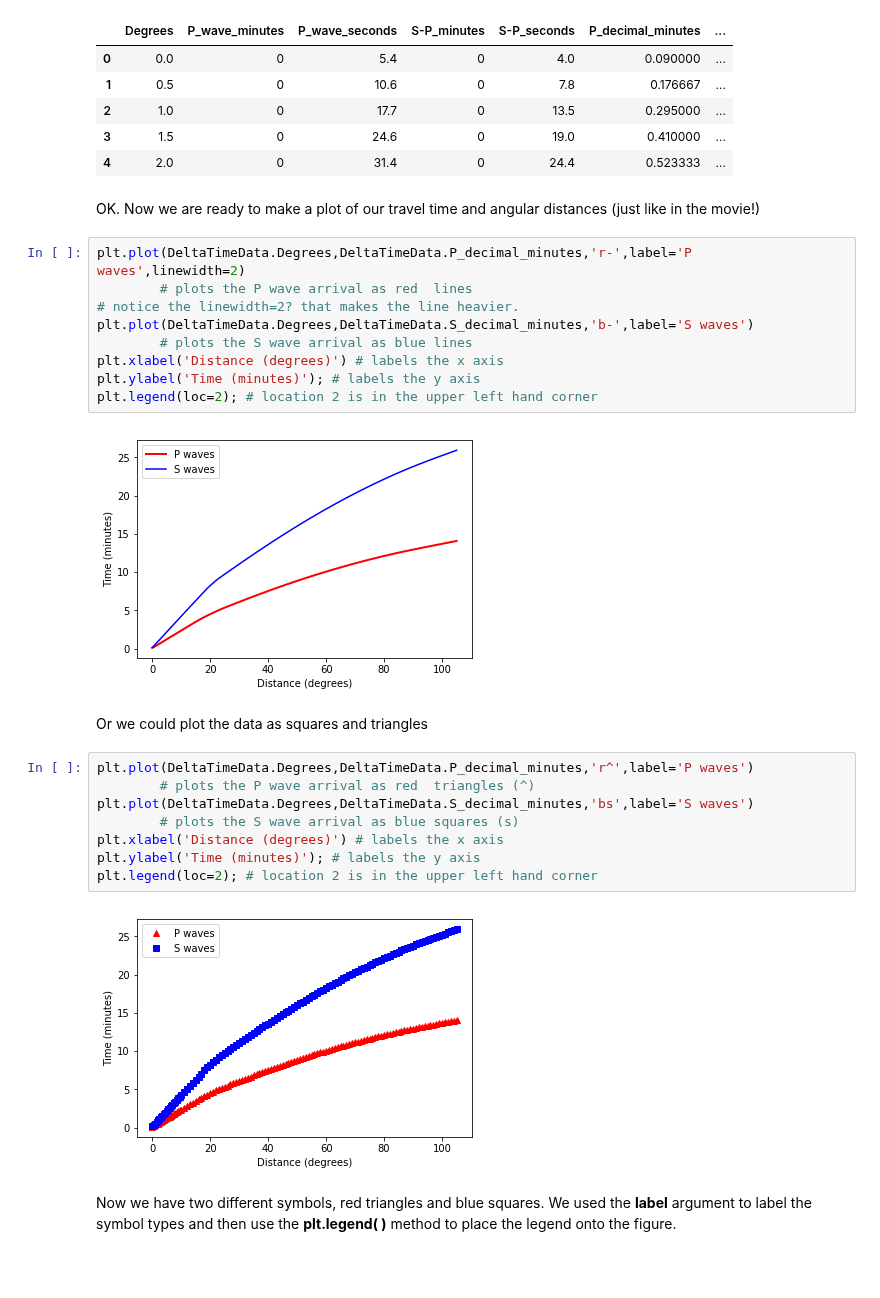
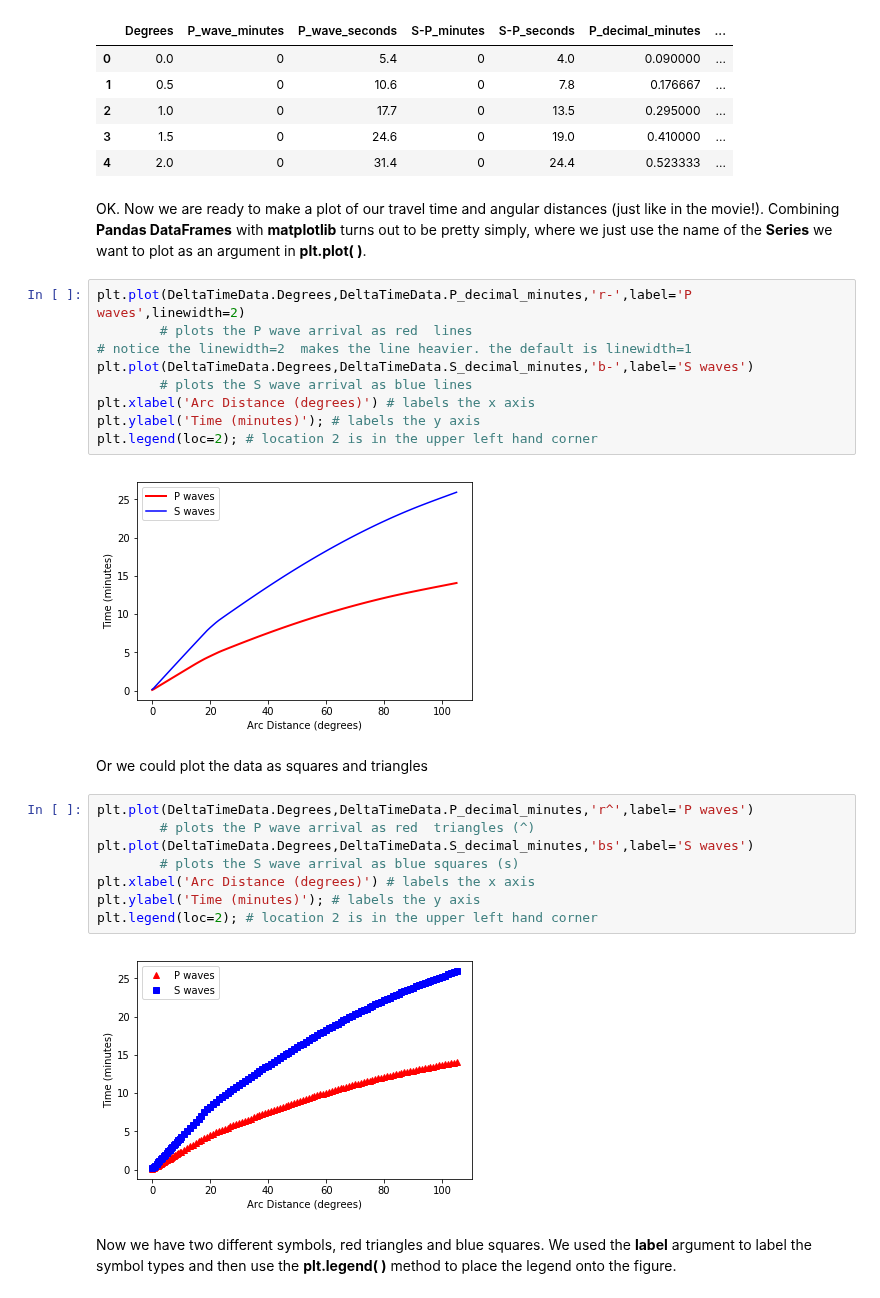
Before and after one commit to ltauxe/Python-for-Earth-Science-Students, a Jupyter notebook: Lecture_08.ipynb, the cells around one changed output. Cells and saved outputs as stored; diff of their text form; blank space fills up the shorter version.

```diff
--- a/Lecture_08.ipynb
+++ b/Lecture_08.ipynb
@@ -254,18 +256,18 @@ DeltaTimeData.head()
 | 3 | 1.5 | 0 | 24.6 | 0 | 19.0 | 0.410000 | ... |
 | 4 | 2.0 | 0 | 31.4 | 0 | 24.4 | 0.523333 | ... |
 # %% [markdown]
-OK.  Now we are ready to make a plot of our travel time and angular distances (just like in the movie!)
+OK.  Now we are ready to make a plot of our travel time and angular distances (just like in the movie!).  Combining **Pandas DataFrames** with **matplotlib** turns out to be pretty simply, where we just use the name of the **Series** we want to plot as an argument in **plt.plot( )**.
 # %%
 plt.plot(DeltaTimeData.Degrees,DeltaTimeData.P_decimal_minutes,'r-',label='P waves',linewidth=2)
         # plots the P wave arrival as red  lines
-# notice the linewidth=2? that makes the line heavier.
+# notice the linewidth=2  makes the line heavier. the default is linewidth=1
 plt.plot(DeltaTimeData.Degrees,DeltaTimeData.S_decimal_minutes,'b-',label='S waves')
         # plots the S wave arrival as blue lines
-plt.xlabel('Distance (degrees)') # labels the x axis
+plt.xlabel('Arc Distance (degrees)') # labels the x axis
 plt.ylabel('Time (minutes)'); # labels the y axis
 plt.legend(loc=2); # location 2 is in the upper left hand corner
 # %% [output]
-[figure, old version]
+[figure, new version]
 # %% [markdown]
 Or we could plot the data as squares and triangles
 # %%
@@ -273,11 +275,11 @@ plt.plot(DeltaTimeData.Degrees,DeltaTimeData.P_decimal_minutes,'r^',label='P wav
         # plots the P wave arrival as red  triangles (^)
 plt.plot(DeltaTimeData.Degrees,DeltaTimeData.S_decimal_minutes,'bs',label='S waves')
         # plots the S wave arrival as blue squares (s)
-plt.xlabel('Distance (degrees)') # labels the x axis
+plt.xlabel('Arc Distance (degrees)') # labels the x axis
 plt.ylabel('Time (minutes)'); # labels the y axis
 plt.legend(loc=2); # location 2 is in the upper left hand corner
 # %% [output]
-[figure, old version]
+[figure, new version]
 # %% [markdown]
 Now we have two different symbols, red triangles and blue squares.  We used the **label** argument to  label the symbol types and then  use the **plt.legend( )** method to place the legend onto the figure.
 # %% [markdown]
```
Also changed, not shown: parts of 19 cells of this notebook, 5 other files.
